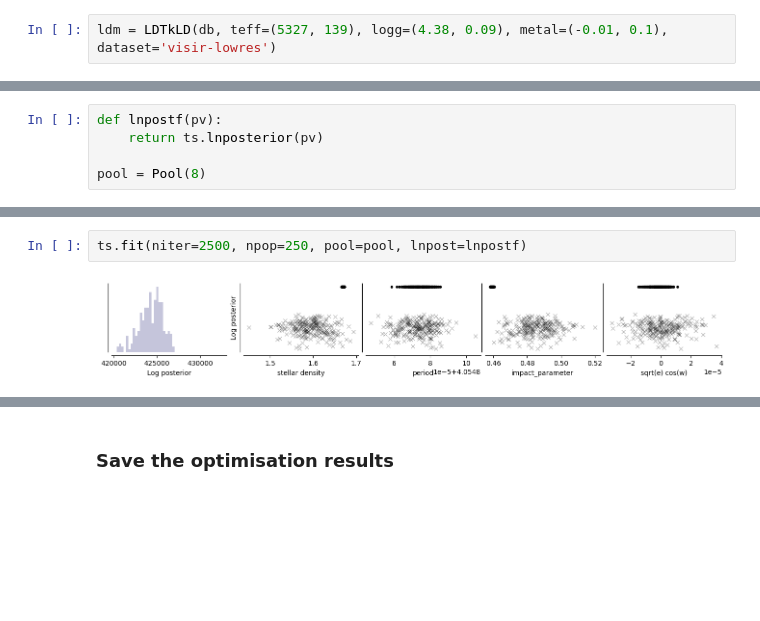
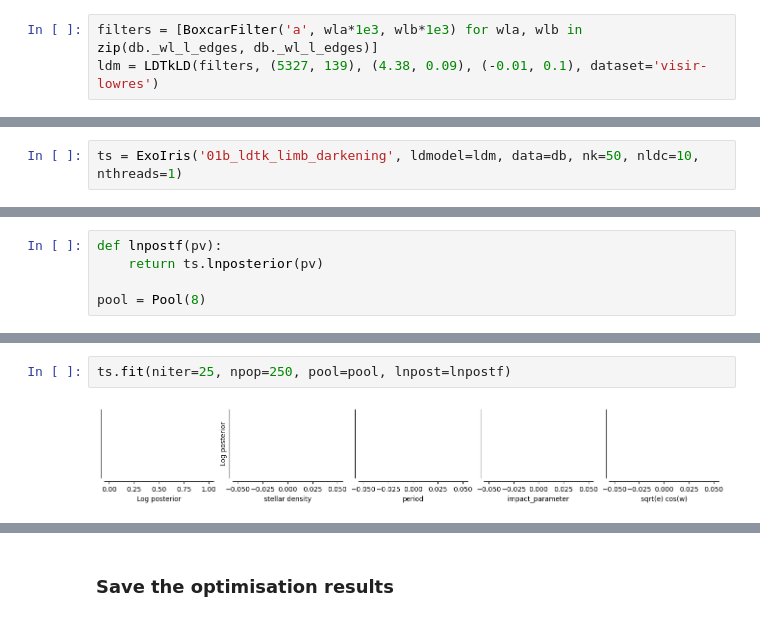
Before and after one commit to hpparvi/ExoIris, a Jupyter notebook: doc/source/examples/e01/05a_ldtkldm.ipynb, the cells around one changed output, grey strips where cells are left out. Drawn from its saved outputs; the diff is of its cells as text; blank space fills up the shorter version.

```diff
--- a/doc/source/examples/e01/05a_ldtkldm.ipynb
+++ b/doc/source/examples/e01/05a_ldtkldm.ipynb
@@ -45,2 +36,3 @@ We initialise `LDTkLD` with the `TSData` data set, the stellar effective tempera
 # %%
-ldm = LDTkLD(db, teff=(5327, 139), logg=(4.38, 0.09), metal=(-0.01, 0.1), dataset='visir-lowres')
+filters = [BoxcarFilter('a', wla*1e3, wlb*1e3) for wla, wlb in zip(db._wl_l_edges, db._wl_l_edges)]
+ldm = LDTkLD(filters, (5327, 139), (4.38, 0.09), (-0.01, 0.1), dataset='visir-lowres')
@@ -92,0 +39,2 @@ ts.ldmodel.plot_profiles(5327, -4.38, 0, x='z');
+# %%
+ts = ExoIris('01b_ldtk_limb_darkening', ldmodel=ldm, data=db, nk=50, nldc=10, nthreads=1)
@@ -116,4 +122,4 @@ pool = Pool(8)
 # %%
-ts.fit(niter=2500, npop=250, pool=pool, lnpost=lnpostf)
+ts.fit(niter=25, npop=250, pool=pool, lnpost=lnpostf)
 # %% [output]
-[figure, old version]
+[figure, new version]
```
Also changed, not shown: parts of 39 cells of this notebook, 5 other files.
